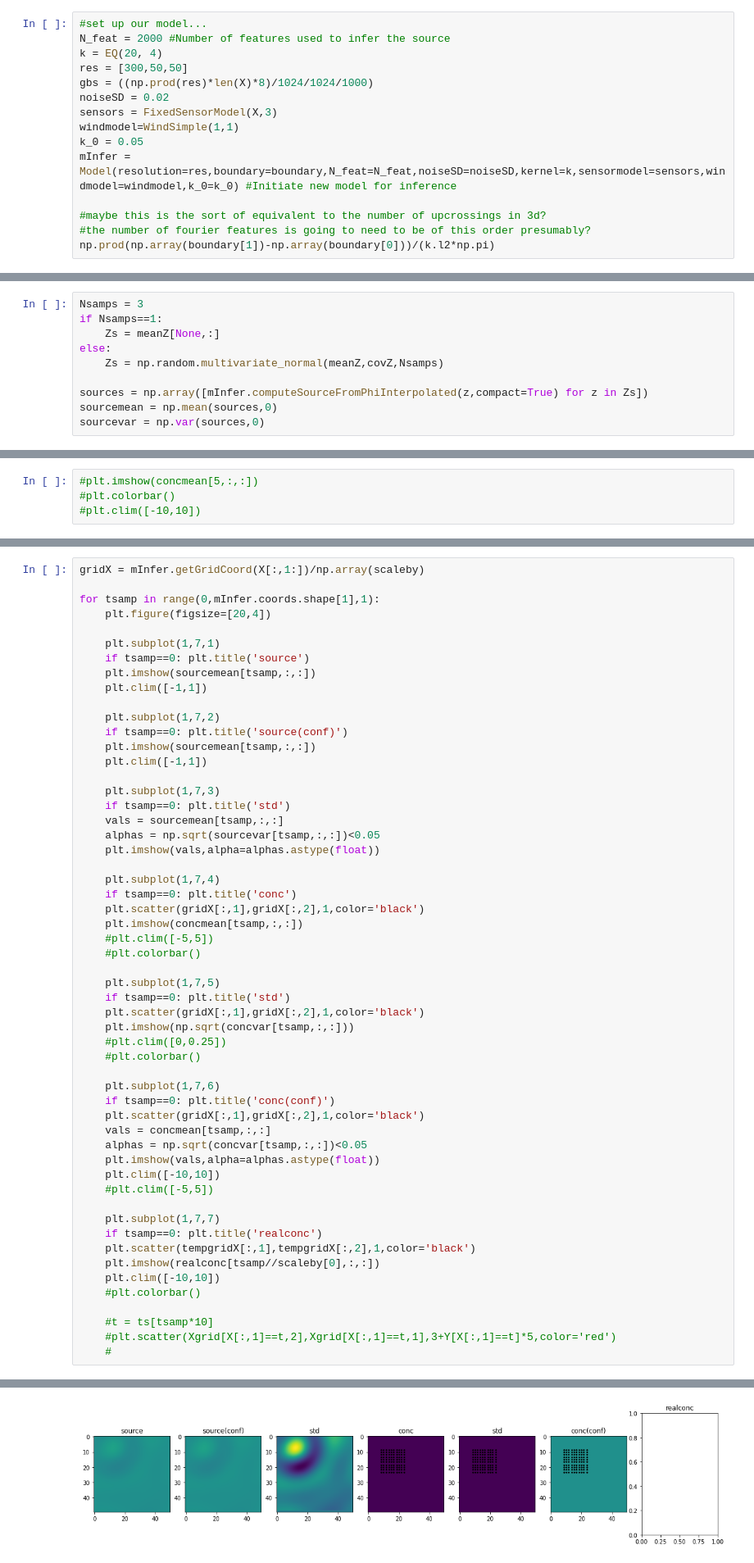
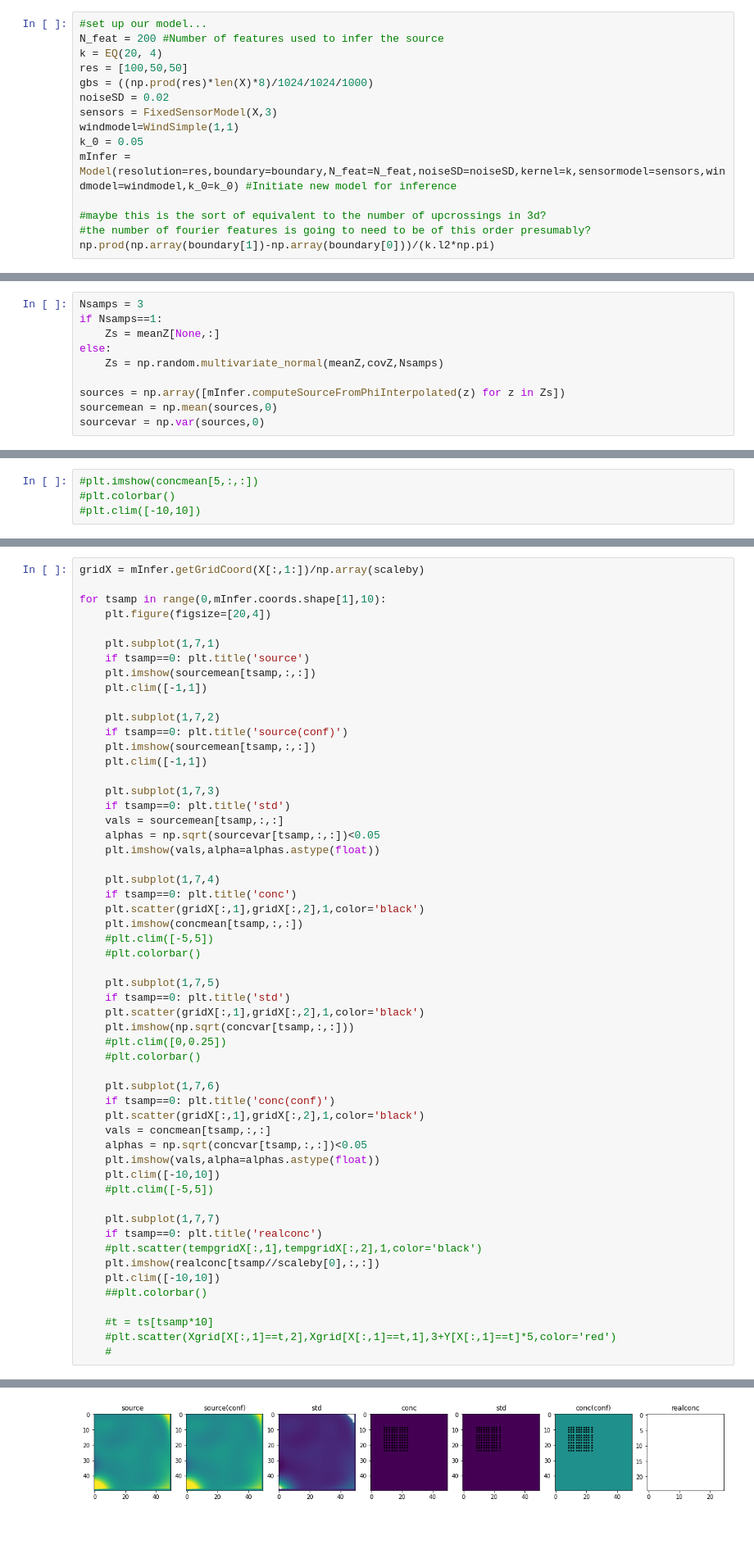
Before and after one commit to SheffieldML/advectionGPdatasets, a Jupyter notebook: juypter/ToyWindProblem.ipynb, the cells around one changed output, grey strips where cells are left out. Shown at 82% size. Saved outputs shown, nothing was run; the diff lists cells and outputs as text; blank space fills up the shorter version.

```diff
--- a/juypter/ToyWindProblem.ipynb
+++ b/juypter/ToyWindProblem.ipynb
@@ -52,9 +52,9 @@ print(boundary)
 ([-7.0, -10, -10], [77.0, 107.0, 107.0])
 # %%
 #set up our model...
-N_feat = 2000 #Number of features used to infer the source
+N_feat = 200 #Number of features used to infer the source
 k = EQ(20, 4)
-res = [300,50,50]
+res = [100,50,50]
 gbs = ((np.prod(res)*len(X)*8)/1024/1024/1000)
 noiseSD = 0.02
 sensors = FixedSensorModel(X,3)
@@ -87,7 +87,7 @@ if Nsamps==1:
 else:
     Zs = np.random.multivariate_normal(meanZ,covZ,Nsamps)
 
-sources = np.array([mInfer.computeSourceFromPhiInterpolated(z,compact=True) for z in Zs])
+sources = np.array([mInfer.computeSourceFromPhiInterpolated(z) for z in Zs])
 sourcemean = np.mean(sources,0)
 sourcevar = np.var(sources,0)
 # %% [output]
@@ -150,7 +150,7 @@ for i in np.ndindex(gridps.shape[:3]):
 # %%
 gridX = mInfer.getGridCoord(X[:,1:])/np.array(scaleby)
 
-for tsamp in range(0,mInfer.coords.shape[1],1):
+for tsamp in range(0,mInfer.coords.shape[1],10):
     plt.figure(figsize=[20,4])
 
     plt.subplot(1,7,1)
@@ -194,10 +194,10 @@ for tsamp in range(0,mInfer.coords.shape[1],1):
 
     plt.subplot(1,7,7)
     if tsamp==0: plt.title('realconc')
-    plt.scatter(tempgridX[:,1],tempgridX[:,2],1,color='black')
+    #plt.scatter(tempgridX[:,1],tempgridX[:,2],1,color='black')
     plt.imshow(realconc[tsamp//scaleby[0],:,:])
     plt.clim([-10,10])
-    #plt.colorbar()
+    ##plt.colorbar()
 
     #t = ts[tsamp*10]
     #plt.scatter(Xgrid[X[:,1]==t,2],Xgrid[X[:,1]==t,1],3+Y[X[:,1]==t]*5,color='red')
@@ -207 +206 @@ NameError: name 'tempgridX' is not defined
-[figure, old version]
+[figure, new version]
```
Also changed, not shown: parts of 5 cells of this notebook.
